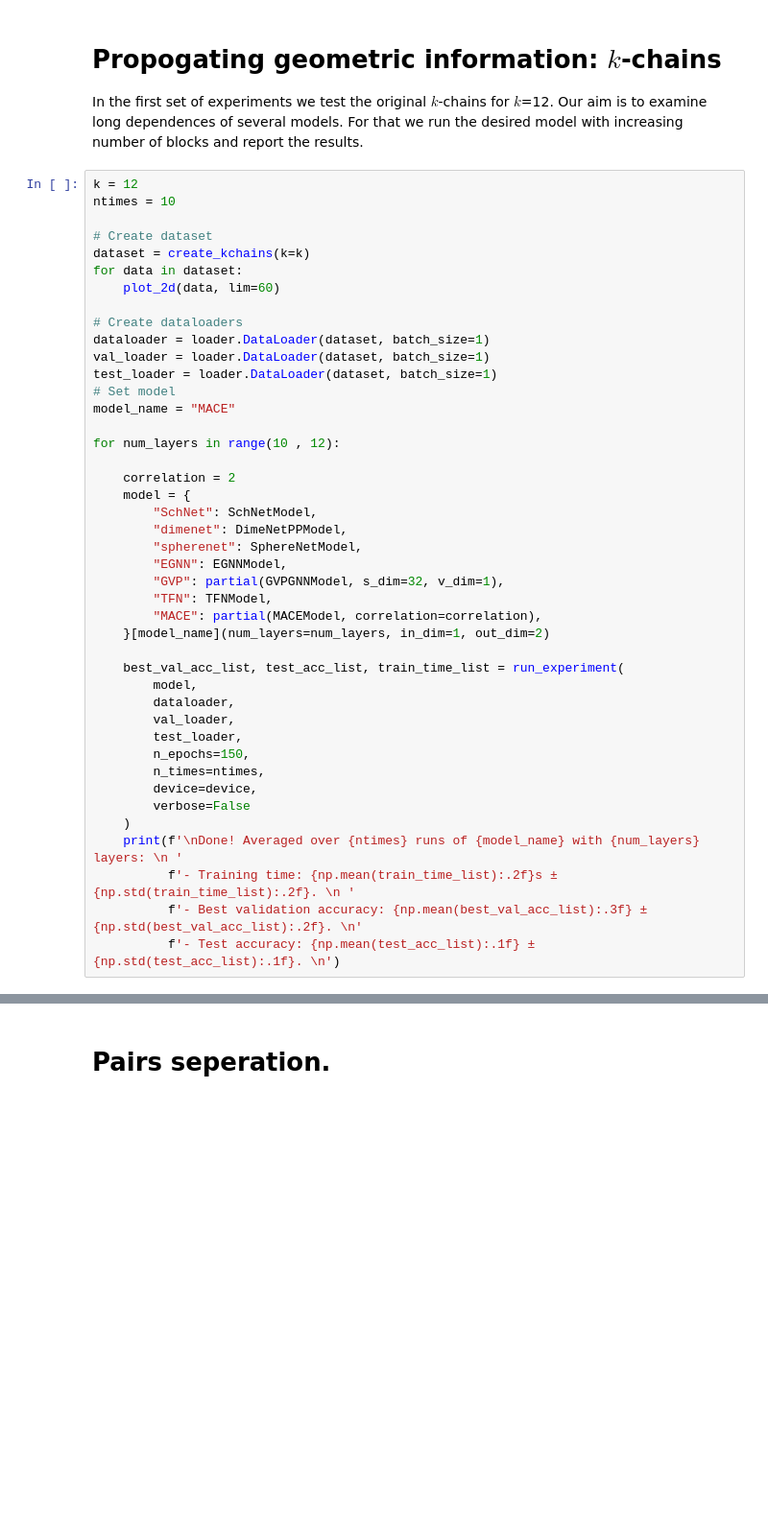
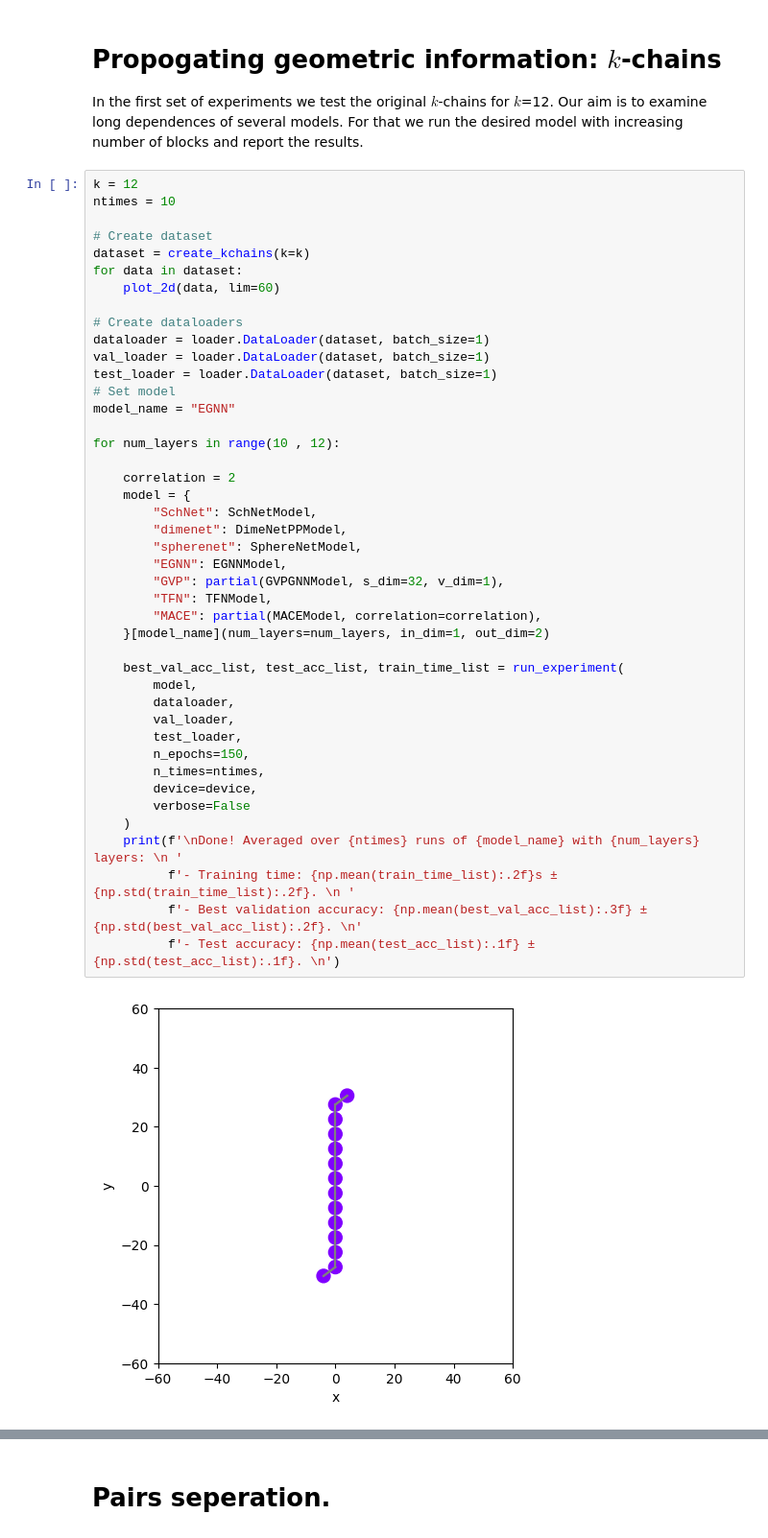
Before and after one commit to yonatansverdlov/E-GenNet, a Jupyter notebook: k_chains_baselines.ipynb, the cells around one changed output, grey strips where cells are left out. Shown: that part at 96% size. Saved outputs shown, nothing was run; the diff lists cells and outputs as text; blank space fills up the shorter version.

```diff
--- a/k_chains_baselines.ipynb
+++ b/k_chains_baselines.ipynb
@@ -98,32 +123,34 @@ dataloader = loader.DataLoader(dataset, batch_size=1)
 val_loader = loader.DataLoader(dataset, batch_size=1)
 test_loader = loader.DataLoader(dataset, batch_size=1)
 # Set model
-model_name = "MACE"
+model_name = "EGNN"
 
 for num_layers in range(10 , 12):
 
     correlation = 2
     model = {
         "SchNet": SchNetModel,
         "dimenet": DimeNetPPModel,
         "spherenet": SphereNetModel,
         "EGNN": EGNNModel,
         "GVP": partial(GVPGNNModel, s_dim=32, v_dim=1),
         "TFN": TFNModel,
         "MACE": partial(MACEModel, correlation=correlation),
     }[model_name](num_layers=num_layers, in_dim=1, out_dim=2)
 
     best_val_acc_list, test_acc_list, train_time_list = run_experiment(
         model,
         dataloader,
         val_loader,
         test_loader,
         n_epochs=150,
         n_times=ntimes,
         device=device,
         verbose=False
     )
     print(f'\nDone! Averaged over {ntimes} runs of {model_name} with {num_layers} layers: \n '
           f'- Training time: {np.mean(train_time_list):.2f}s ± {np.std(train_time_list):.2f}. \n '
           f'- Best validation accuracy: {np.mean(best_val_acc_list):.3f} ± {np.std(best_val_acc_list):.2f}. \n'
           f'- Test accuracy: {np.mean(test_acc_list):.1f} ± {np.std(test_acc_list):.1f}. \n')
+# %% [output]
+[figure, added]
```
Also changed, not shown: parts of 5 cells of this notebook.
